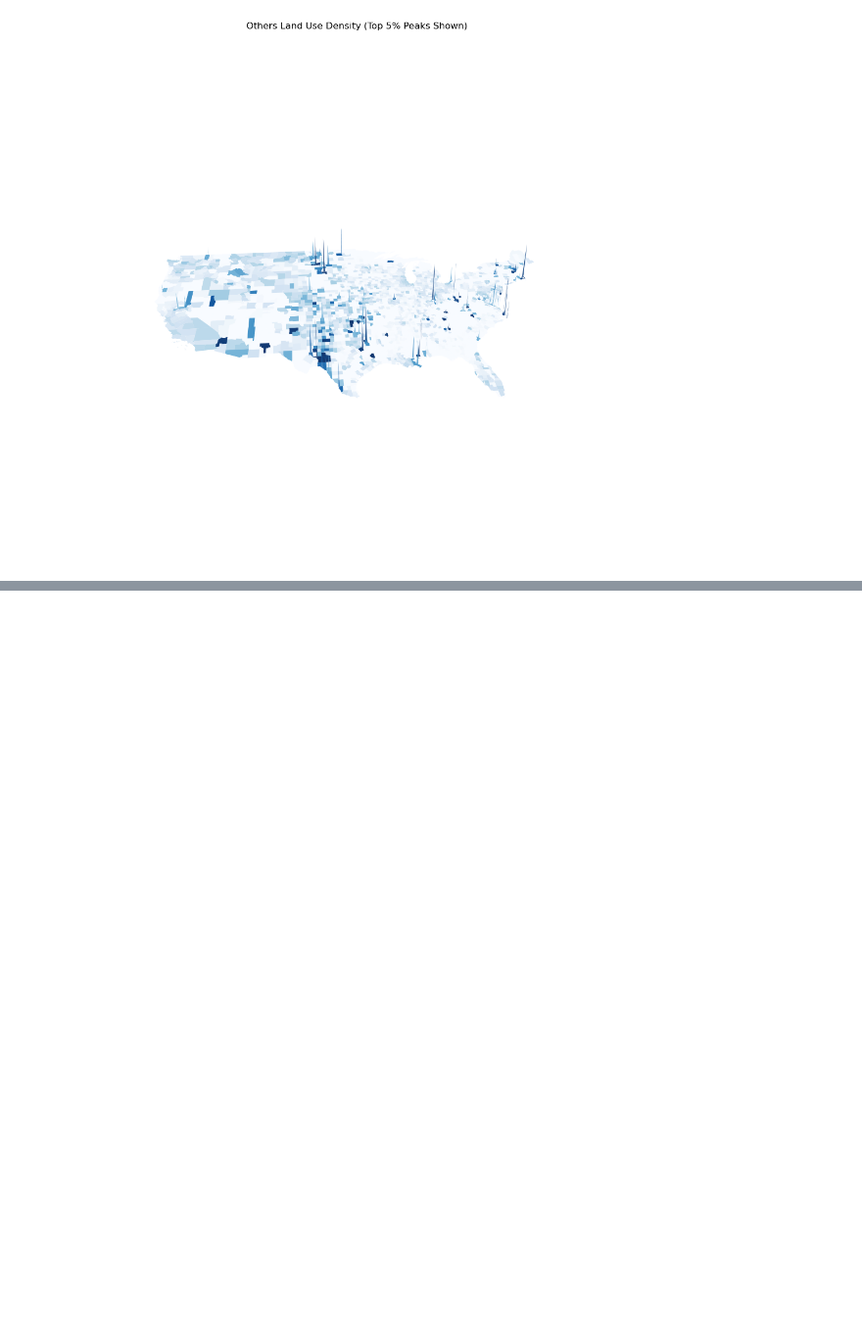
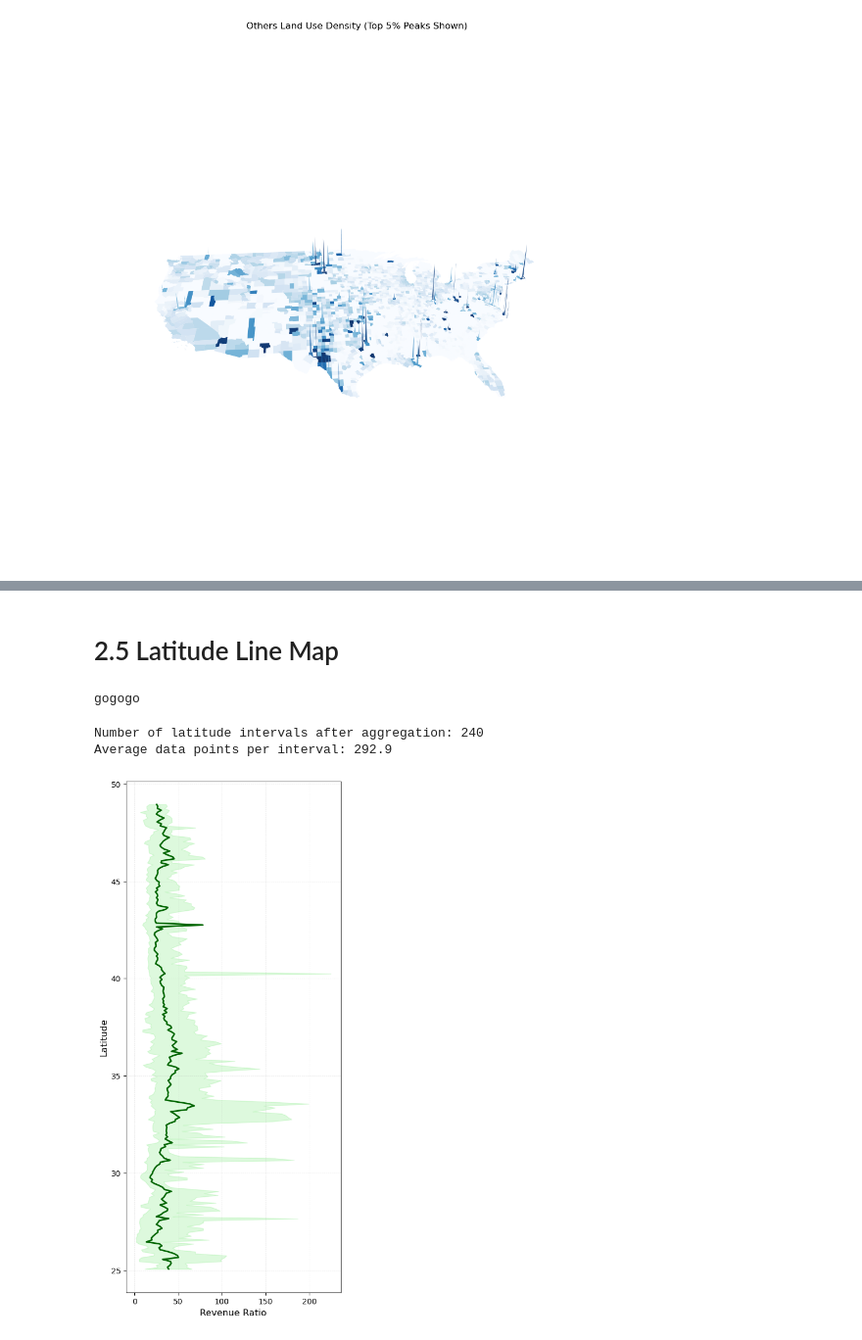
Before and after one commit to px39n/Landuse_Zhong, a Jupyter notebook: 6.3 Figure2_Emission.ipynb, the cells around one changed output, grey strips where cells are left out. Shown at 98% size. Cells and saved outputs as stored; diff of their text form; code cells hidden in the pictures; blank space fills up the shorter version.

```diff
--- a/6.3 Figure2_Emission.ipynb
+++ b/6.3 Figure2_Emission.ipynb
@@ -439,0 +562,27 @@ Calculating county densities for Others type...
+# %% [markdown]
+# 2.5 Latitude Line Map
+# %%
+import pandas as pd
+import numpy as np
+import matplotlib.pyplot as plt
+from function.lat_aggrline import plot_revenue_ratio_by_latitude
+import glob
+
+%load_ext autoreload
+%autoreload 2
+
+df_strategies=pd.read_csv('data/4.df_strategies.csv')
+
+fig2 =plot_revenue_ratio_by_latitude(
+    df_strategies,
+    variable='Revenue_ratio',
+    lat_col='lat',
+    lat_bin_size=0.1,
+    figsize=(5,12),
+    save_path="figure/revenue_ratio_by_latitude_final.png"
+)
+# %% [output]
+gogogo
+Number of latitude intervals after aggregation: 240
+Average data points per interval: 292.9
+[figure, added]
```
Also changed, not shown: parts of 13 cells of this notebook, 26 other files.
